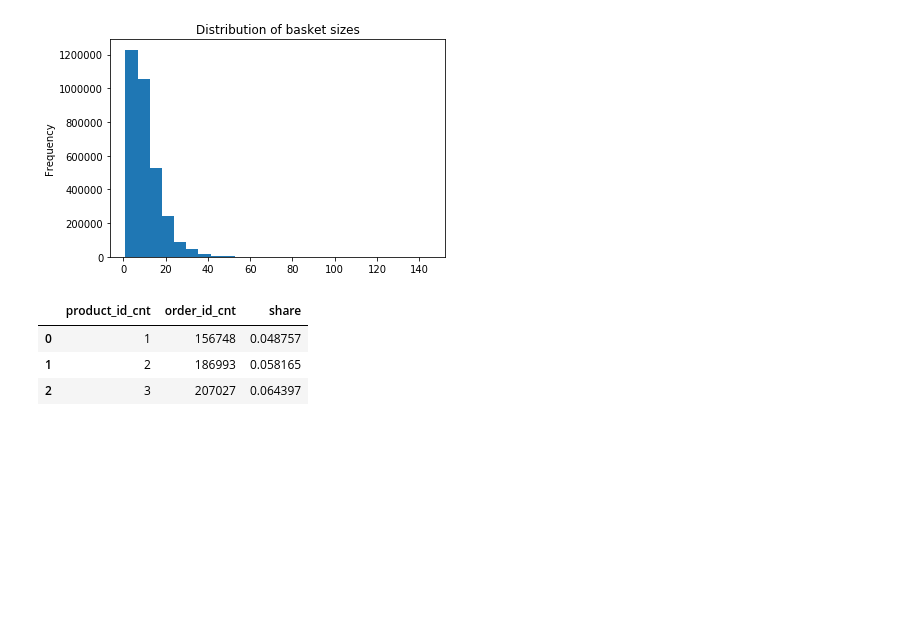
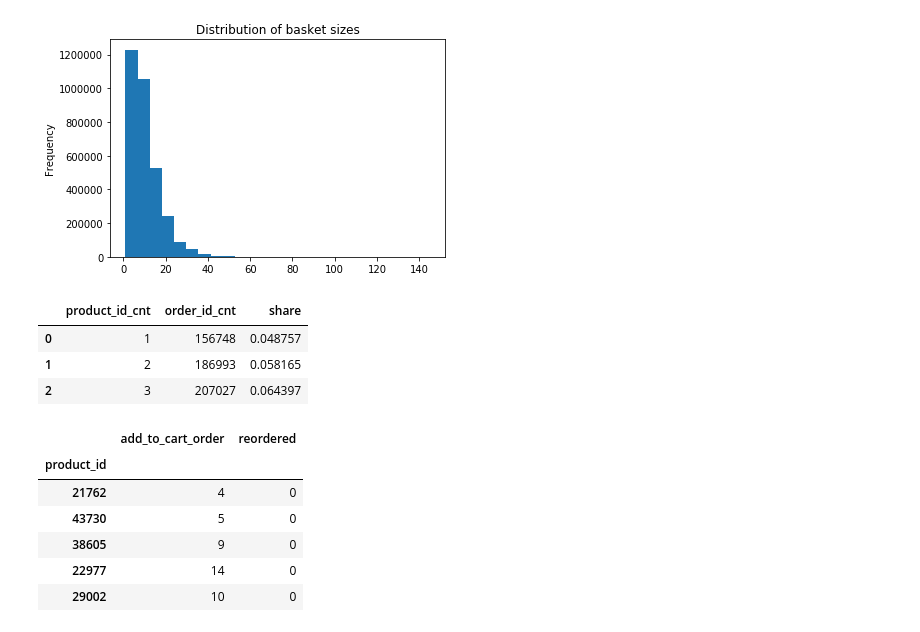
Before and after one commit to datafeelings/cuny_master_thesis, a Jupyter notebook: eda_initial.ipynb, the cells around one changed output. Saved outputs shown, nothing was run; the diff lists cells and outputs as text; code cells hidden in the pictures; blank space fills up the shorter version.

```diff
--- a/eda_initial.ipynb
+++ b/eda_initial.ipynb
@@ -196,3 +189,15 @@ basket_size_share[basket_size_share.product_id_cnt.isin([1,2,3])]
 | 0 | 1 | 156748 | 0.048757 |
 | 1 | 2 | 186993 | 0.058165 |
 | 2 | 3 | 207027 | 0.064397 |
+# %%
+# Share of products that were reordered at least once from all ordered products
+
+reorders_per_product = order_prod_prior.groupby("product_id").agg({"add_to_cart_order":"count", "reordered":"sum"})
+# %% [output]
+|  | add_to_cart_order | reordered |
+| product_id |  |  |
+| 21762 | 4 | 0 |
+| 43730 | 5 | 0 |
+| 38605 | 9 | 0 |
+| 22977 | 14 | 0 |
+| 29002 | 10 | 0 |
```
Also changed, not shown: parts of 8 cells of this notebook, 2 other files.
